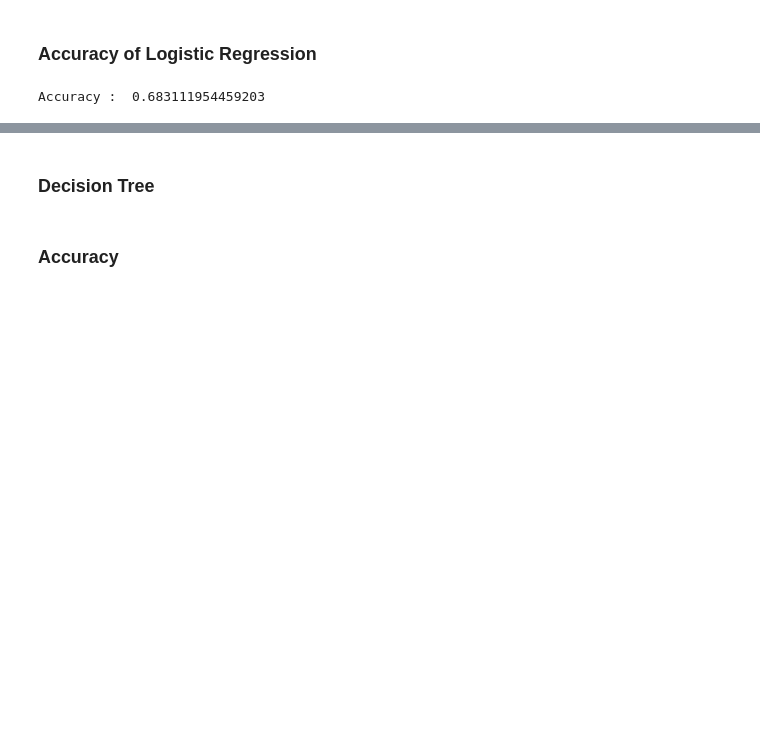
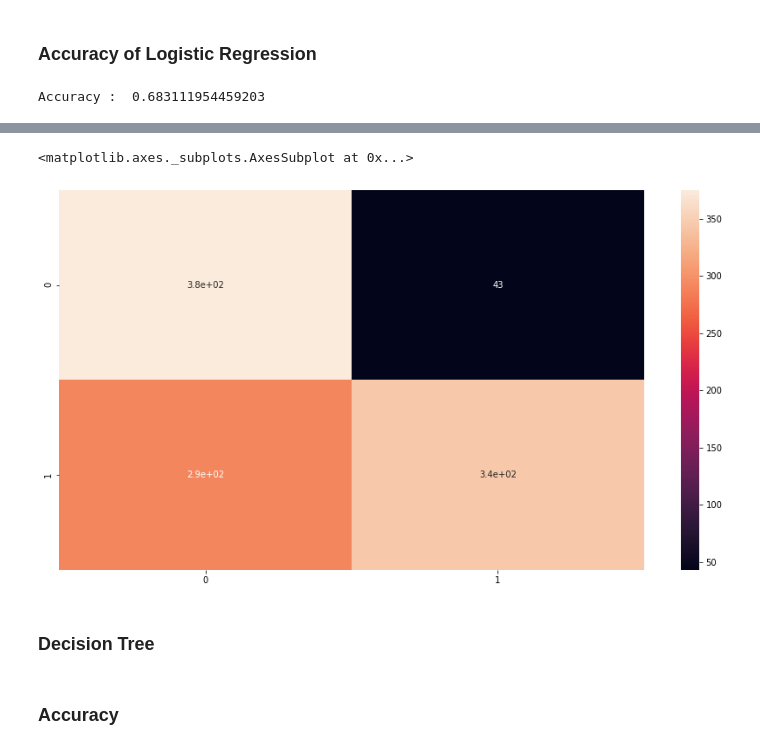
Before and after one commit to shouraykumra/Fake-News-Detection, a Jupyter notebook: supervised_machine_learning_models.ipynb, the cells around one changed output, grey strips where cells are left out. Cells and saved outputs as stored; diff of their text form; code cells hidden in the pictures; blank space fills up the shorter version.

```diff
--- a/supervised_machine_learning_models.ipynb
+++ b/supervised_machine_learning_models.ipynb
@@ -139,3 +170,9 @@ Accuracy :  0.683111954459203
+# %%
+plt.figure(figsize=(15,8))
+sns.heatmap(confusion_logistic, annot=True)
+# %% [output]
+<matplotlib.axes._subplots.AxesSubplot at 0x...>
+[figure, added]
 # %% [markdown]
 ### Decision Tree
 # %%
```
Also changed, not shown: parts of 66 cells of this notebook, 1 other file.
